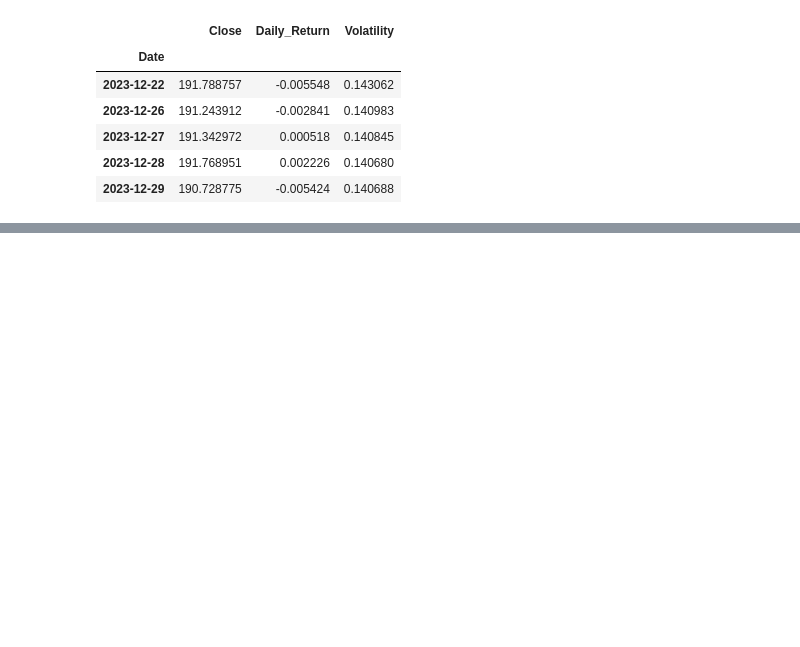
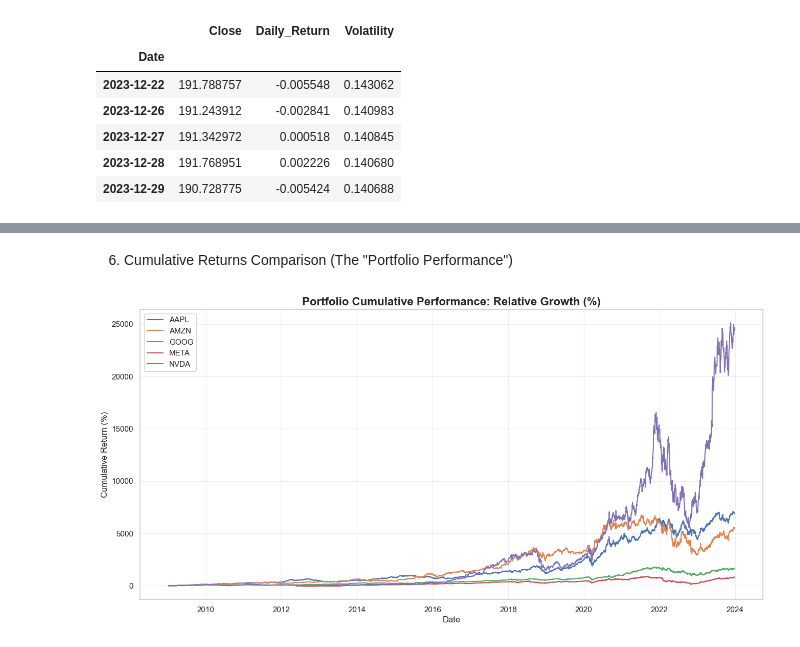
Before and after one commit to bethelhemf/news-sentiment-analysis-week1, a Jupyter notebook: notebooks/technical_analysis.ipynb, the cells around one changed output, grey strips where cells are left out. Drawn from its saved outputs; the diff is of its cells as text; code cells hidden in the pictures; blank space fills up the shorter version.

```diff
--- a/notebooks/technical_analysis.ipynb
+++ b/notebooks/technical_analysis.ipynb
@@ -222,0 +286,22 @@ if 'AAPL' in stock_dict:
+# %% [markdown]
+6. Cumulative Returns Comparison (The "Portfolio Performance")
+# %%
+# =================================================================
+# ADDITIONAL VIZ: PORTFOLIO GROWTH COMPARISON
+# Goal: Identify which asset outperformed the others.
+# =================================================================
+
+plt.figure(figsize=(14, 7))
+
+for ticker, df in stock_dict.items():
+    # Percentage growth since the start of the dataset
+    plt.plot(df.index, df['Cumulative_Return'] * 100, label=f'{ticker}')
+
+plt.title('Portfolio Cumulative Performance: Relative Growth (%)', fontsize=16, fontweight='bold')
+plt.xlabel('Date')
+plt.ylabel('Cumulative Return (%)')
+plt.legend(loc='upper left')
+plt.grid(True, alpha=0.3)
+plt.show()
+# %% [output]
+[figure, added]
```
Also changed, not shown: parts of 5 cells of this notebook, 1 other file.
